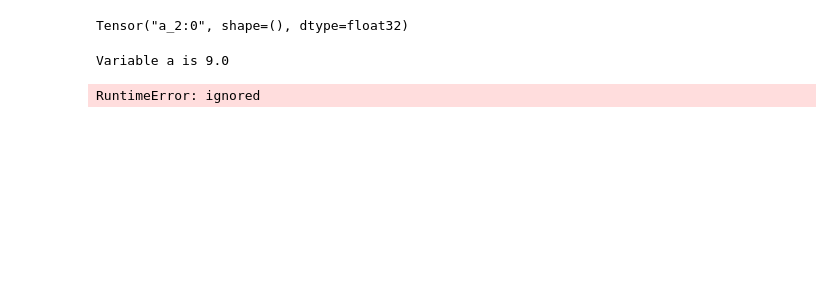
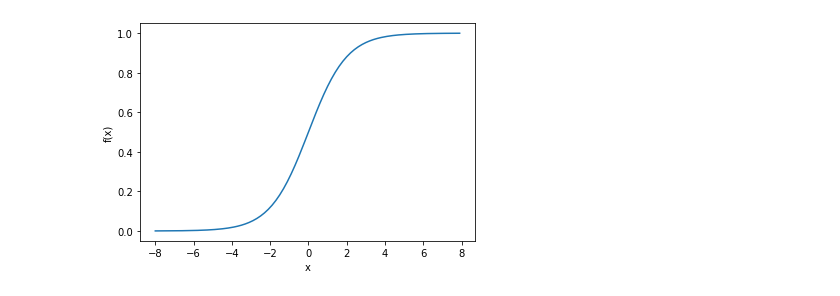
Before and after one commit to tvelichkovt/TensorFlow, a Jupyter notebook: 2_TensorFlow_>_NN.ipynb, the cells around one changed output. Saved outputs shown, nothing was run; the diff lists cells and outputs as text; code cells hidden in the pictures; blank space fills up the shorter version.

```diff
--- a/2_TensorFlow_>_NN.ipynb
+++ b/2_TensorFlow_>_NN.ipynb
@@ -28,9 +26,0 @@ c = tf.Variable(1.0, name='c')
-# %%
-# now create some operations
-d = tf.add(b, c, name='d')
-e = tf.add(c, const, name='e')
-a = tf.multiply(d, e, name='a')
-
-print(a)
-# %% [output]
-Tensor("a_2:0", shape=(), dtype=float32)
@@ -40,10 +26,0 @@ init_op = tf.global_variables_initializer()
-# %%
-# start the session
-with tf.Session() as sess:
-    # initialise the variables
-    sess.run(init_op)
-    # compute the output of the graph
-    a_out = sess.run(a)
-    print("Variable a is {}".format(a_out))
-# %% [output]
-Variable a is 9.0
@@ -53,6 +27,13 @@ b = tf.placeholder(tf.float32, [None, 1], name='b')
-# %%
-a_out = sess.run(a, feed_dict={b: np.arange(0, 10)[:, np.newaxis]})
-#https://stackoverflow.com/questions/44151611/how-can-i-solve-this-runtimeerror-attempted-to-use-a-closed-session
-#error
-# %% [output]
-RuntimeError: ignored
+# %%
+#https://adventuresinmachinelearning.com/neural-networks-tutorial/
+
+import matplotlib.pylab as plt
+import numpy as np
+x = np.arange(-8, 8, 0.1)
+f = 1 / (1 + np.exp(-x))
+plt.plot(x, f)
+plt.xlabel('x')
+plt.ylabel('f(x)')
+plt.show()
+# %% [output]
+[figure, added]
```
Also changed, not shown: parts of 19 cells of this notebook.
